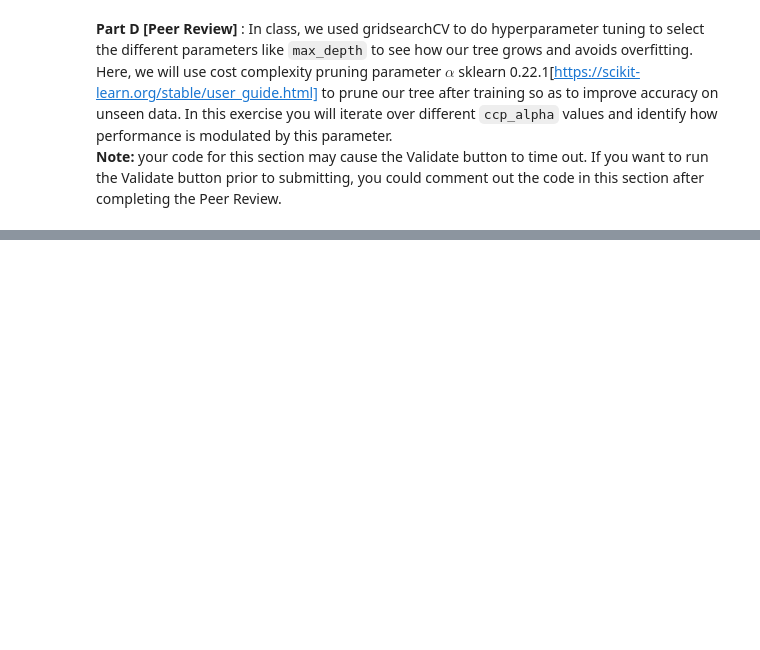
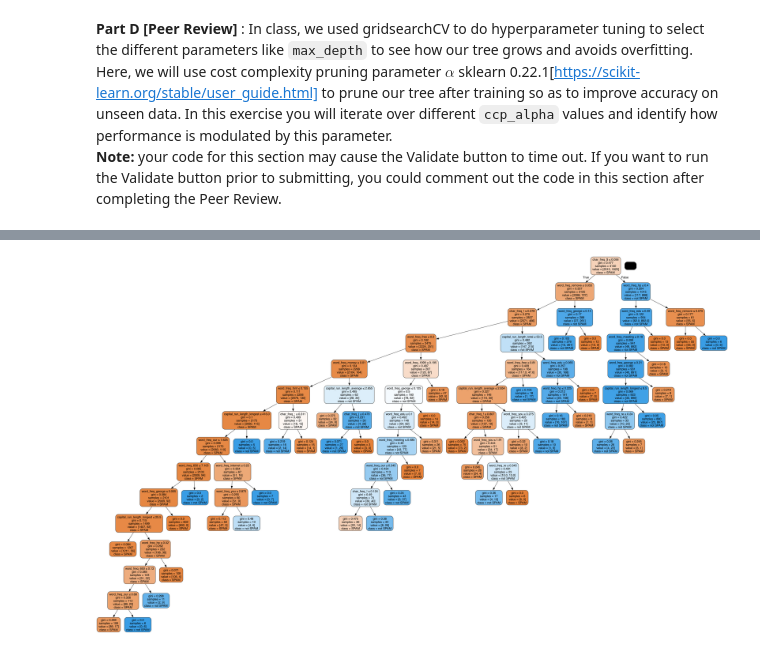
Before and after one commit to sean-coffey/ml-course-work, a Jupyter notebook: Module4_v4.ipynb, the cells around one changed output, grey strips where cells are left out. Saved outputs shown, nothing was run; the diff lists cells and outputs as text; code cells hidden in the pictures; blank space fills up the shorter version.

```diff
--- a/Module4_v4.ipynb
+++ b/Module4_v4.ipynb
@@ -533,0 +534,26 @@ Number of nodes in the last tree is: 1 with ccp_alpha: 0.15830338989884007
+# %%
+from sklearn.tree import export_graphviz
+import graphviz
+from six import StringIO
+from IPython.display import Image
+import pydotplus
+
+clf = DecisionTreeClassifier(random_state=0, ccp_alpha=best_ccp_alpha)
+clf.fit(X_train, y_train)
+
+dot_data = StringIO()
+export_graphviz(
+    clf,
+    out_file=dot_data,
+    filled=True,
+    rounded=True,
+    special_characters=True,
+    feature_names=label_names[:-1],
+    class_names=['SPAM',"not SPAM"]
+)
+
+graph = pydotplus.graph_from_dot_data(dot_data.getvalue())
+graph.write_png("figs/decision_tree.png")
+display(Image(filename="figs/decision_tree.png"))
+# %% [output]
+[figure, added]
```
Also changed, not shown: parts of 4 cells of this notebook, 2 other files.
